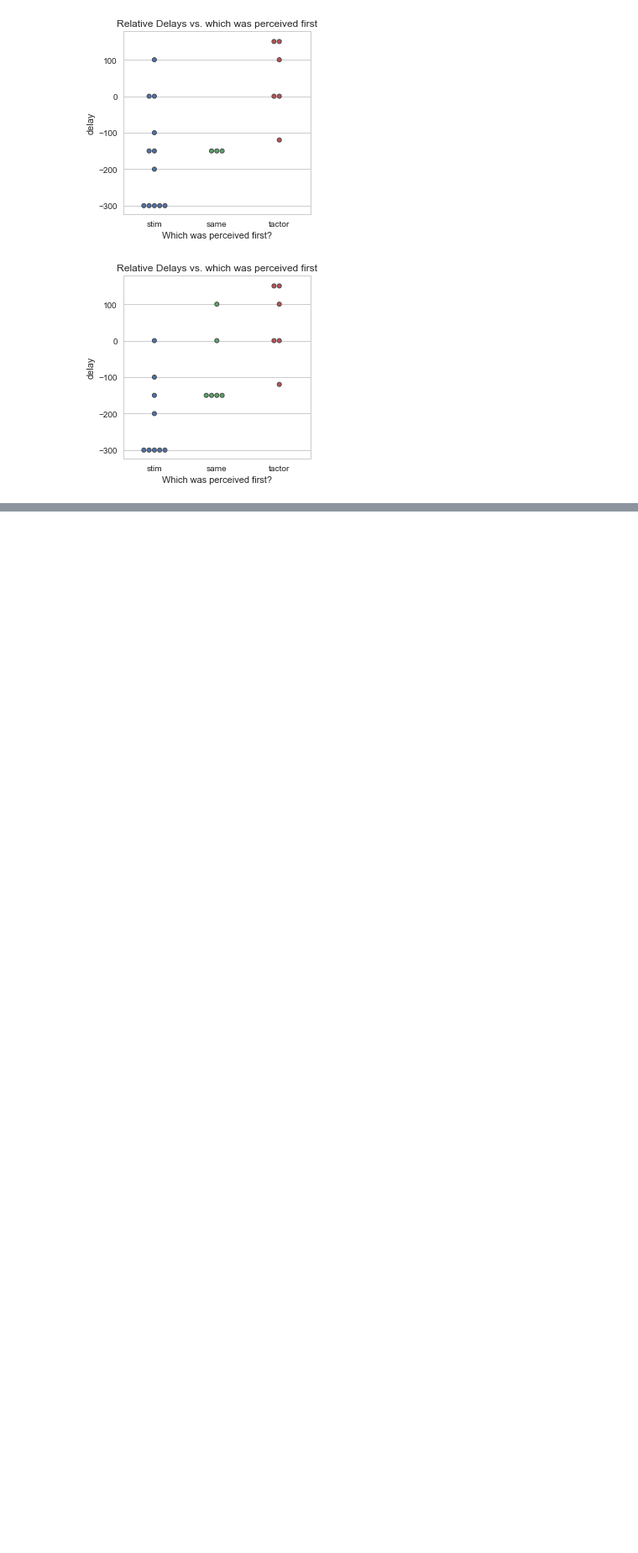
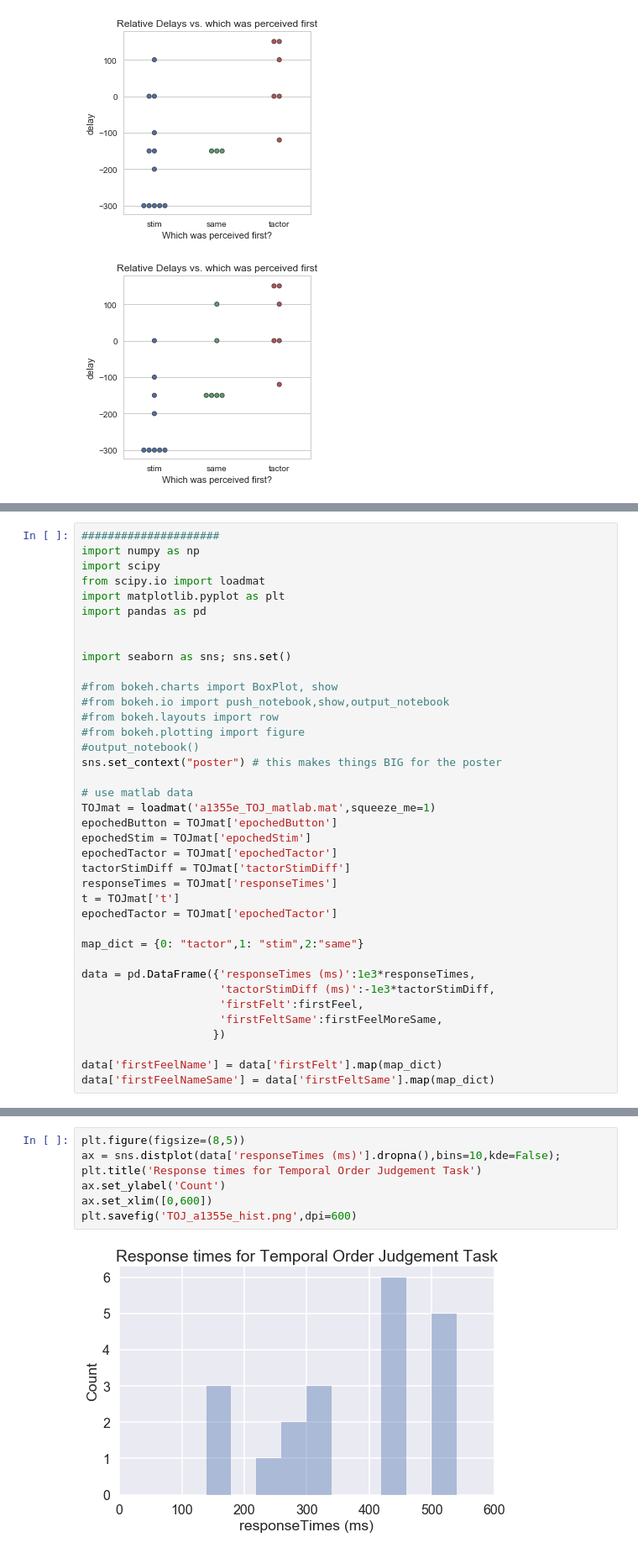
Before and after one commit to davidjuliancaldwell/StimulationResponseTimingPython, a Jupyter notebook: a1355e_tempOrderJudge.ipynb, the cells around one changed output, grey strips where cells are left out. Shown at 84% size. Cells and saved outputs as stored; diff of their text form; blank space fills up the shorter version.

Commit message:
using matlab data in TOJ analysis to look at real response times, mak plots

```diff
--- a/a1355e_tempOrderJudge.ipynb
+++ b/a1355e_tempOrderJudge.ipynb
@@ -75,0 +72,38 @@ array([1, 2, 1, 1, 0, 2, 0, 1, 2, 2, 0, 2, 1, 1, 2, 0, 1, 0, 1, 0, 1])
+# %%
+#####################
+import numpy as np
+import scipy
+from scipy.io import loadmat
+import matplotlib.pyplot as plt
+import pandas as pd
+
+
+import seaborn as sns; sns.set()
+
+#from bokeh.charts import BoxPlot, show
+#from bokeh.io import push_notebook,show,output_notebook
+#from bokeh.layouts import row
+#from bokeh.plotting import figure
+#output_notebook()
+sns.set_context("poster") # this makes things BIG for the poster
+
+# use matlab data
+TOJmat = loadmat('a1355e_TOJ_matlab.mat',squeeze_me=1)
+epochedButton = TOJmat['epochedButton']
+epochedStim = TOJmat['epochedStim']
+epochedTactor = TOJmat['epochedTactor']
+tactorStimDiff = TOJmat['tactorStimDiff']
+responseTimes = TOJmat['responseTimes']
+t = TOJmat['t']
+epochedTactor = TOJmat['epochedTactor']
+
+map_dict = {0: "tactor",1: "stim",2:"same"}
+
+data = pd.DataFrame({'responseTimes (ms)':1e3*responseTimes,
+                     'tactorStimDiff (ms)':-1e3*tactorStimDiff,
+                     'firstFelt':firstFeel,
+                     'firstFeltSame':firstFeelMoreSame,
+                    })
+
+data['firstFeelName'] = data['firstFelt'].map(map_dict)
+data['firstFeelNameSame'] = data['firstFeltSame'].map(map_dict)
@@ -75,0 +130,9 @@ array([1, 2, 1, 1, 0, 2, 0, 1, 2, 2, 0, 2, 1, 1, 2, 0, 1, 0, 1, 0, 1])
+# %%
+plt.figure(figsize=(8,5))
+ax = sns.distplot(data['responseTimes (ms)'].dropna(),bins=10,kde=False);
+plt.title('Response times for Temporal Order Judgement Task')
+ax.set_ylabel('Count')
+ax.set_xlim([0,600])
+plt.savefig('TOJ_a1355e_hist.png',dpi=600)
+# %% [output]
+[figure, added]
```
Also changed, not shown: parts of 11 cells of this notebook, 1 other file.
